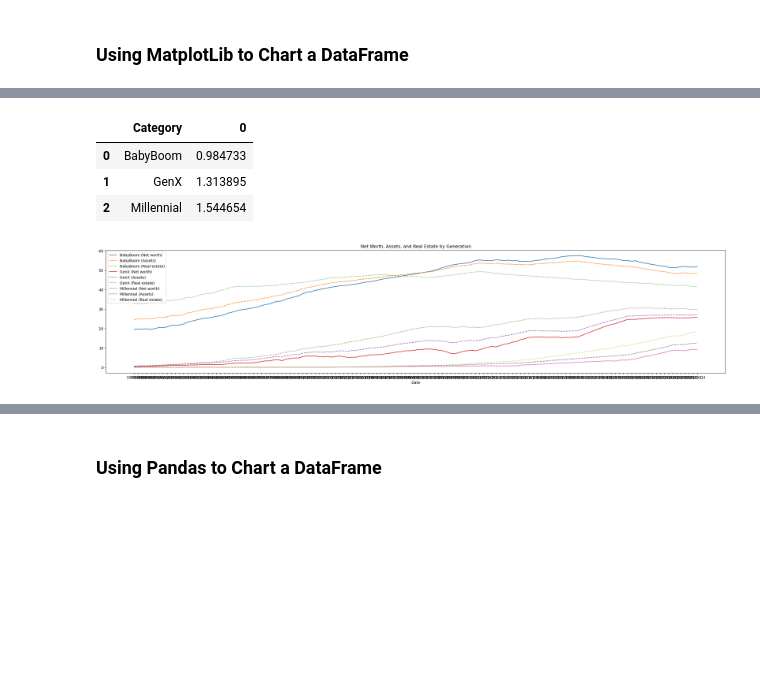
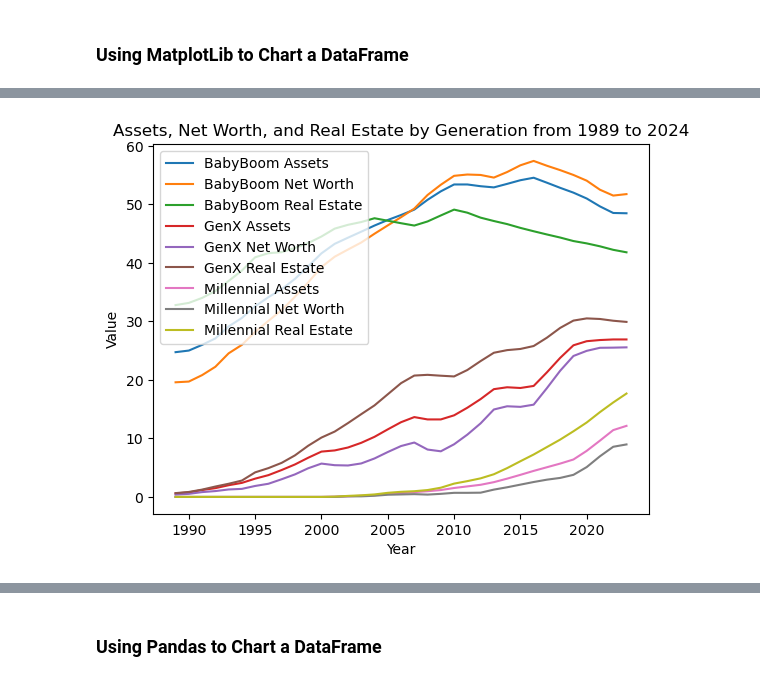
Before and after one commit to JCamp-12/AI-Project-1, a Jupyter notebook: Gen_data.ipynb, the cells around one changed output, grey strips where cells are left out. Saved outputs shown, nothing was run; the diff lists cells and outputs as text; code cells hidden in the pictures; blank space fills up the shorter version.

Commit message:
Including line plot and seperate subplots

```diff
--- a/Gen_data.ipynb
+++ b/Gen_data.ipynb
@@ -101,27 +103,0 @@ grouped_final_df
-# %%
-#Trying to see how many of the assets are Real estate; calculating the ratio/percentage of the 'real estate' column value divided by the 'Assests' column value
-ratio_by_gen = grouped_final_df.groupby('Category')[['Real estate', 'Assets']].apply(lambda x: x['Real estate'].mean() / x['Assets'].mean())
-ratio_by_gen = ratio_by_gen.reset_index()
-ratio_by_gen
-# %% [output]
-|  | Category | 0 |
-| 0 | BabyBoom | 0.984733 |
-| 1 | GenX | 1.313895 |
-| 2 | Millennial | 1.544654 |
-# %%
-#First test line graph
-fig, ax = plt.subplots(figsize=(30, 6))
-
-for category in final_gen_df['Category'].unique():
-    category_data = final_gen_df[final_gen_df['Category'] == category]
-    ax.plot(category_data.index, category_data['Net worth'], label=category + ' (Net worth)')
-    ax.plot(category_data.index, category_data['Assets'], linestyle='--', label=category + ' (Assets)')
-    ax.plot(category_data.index, category_data['Real estate'], linestyle=':', label=category + ' (Real estate)')
-
-ax.set_title('Net Worth, Assets, and Real Estate by Generation')
-ax.set_xlabel('Date')
-ax.legend()
-
-plt.show()
-# %% [output]
-[figure, removed]
@@ -127,0 +107,29 @@ plt.show()
+# %%
+# Define the generations to include
+generations = ['BabyBoom', 'GenX', 'Millennial']
+
+# Filter the data to include only the years from 1989 to 2024 and the specified generations
+filtered_data = grouped_final_df.loc[(grouped_final_df.index.get_level_values('Year') >= 1989) &
+                                              (grouped_final_df.index.get_level_values('Year') <= 2024) &
+                                              (grouped_final_df.index.get_level_values('Category').isin(generations))]
+
+# Reset index to use 'Year' as x-axis
+filtered_data_reset = filtered_data.reset_index()
+
+# Create a line chart for each generation and each category
+for generation in generations:
+    generation_data = filtered_data_reset[filtered_data_reset['Category'] == generation]
+    plt.plot(generation_data['Year'], generation_data['Assets'], label=f'{generation} Assets')
+    plt.plot(generation_data['Year'], generation_data['Net worth'], label=f'{generation} Net Worth')
+    plt.plot(generation_data['Year'], generation_data['Real estate'], label=f'{generation} Real Estate')
+
+# Add labels, title, and legend
+plt.xlabel('Year')
+plt.ylabel('Value')
+plt.title('Assets, Net Worth, and Real Estate by Generation from 1989 to 2024')
+plt.legend()
+
+# Display the plot
+plt.show()
+# %% [output]
+[figure, added]
```
Also changed, not shown: parts of 11 cells of this notebook.
